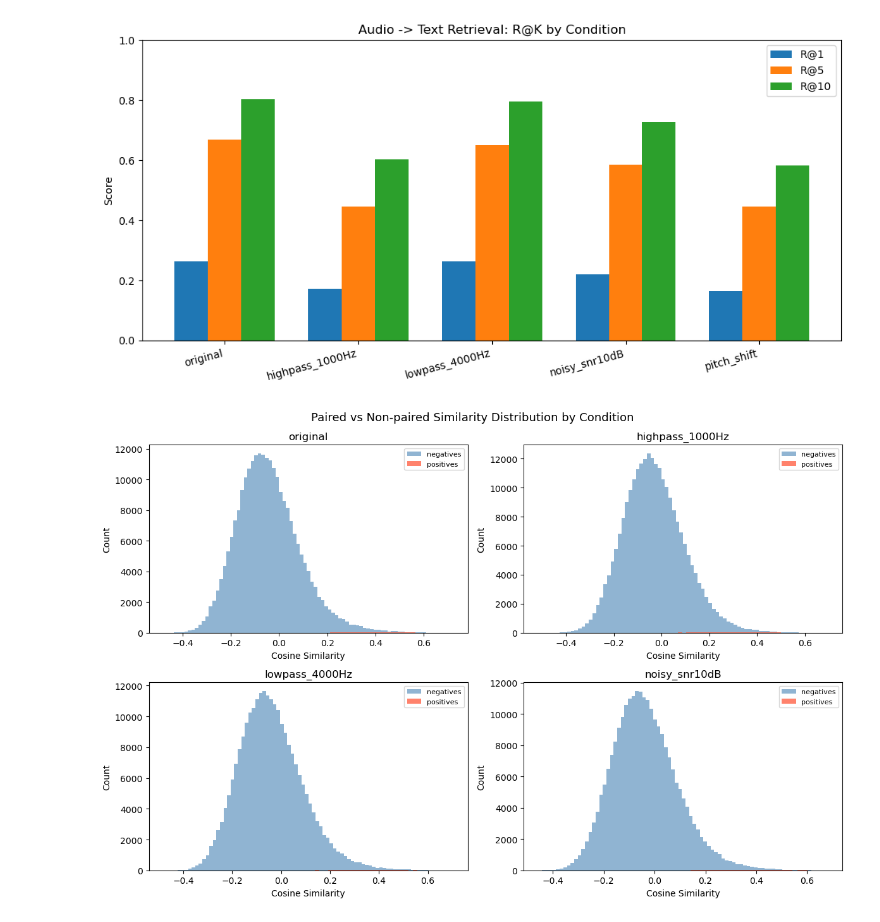
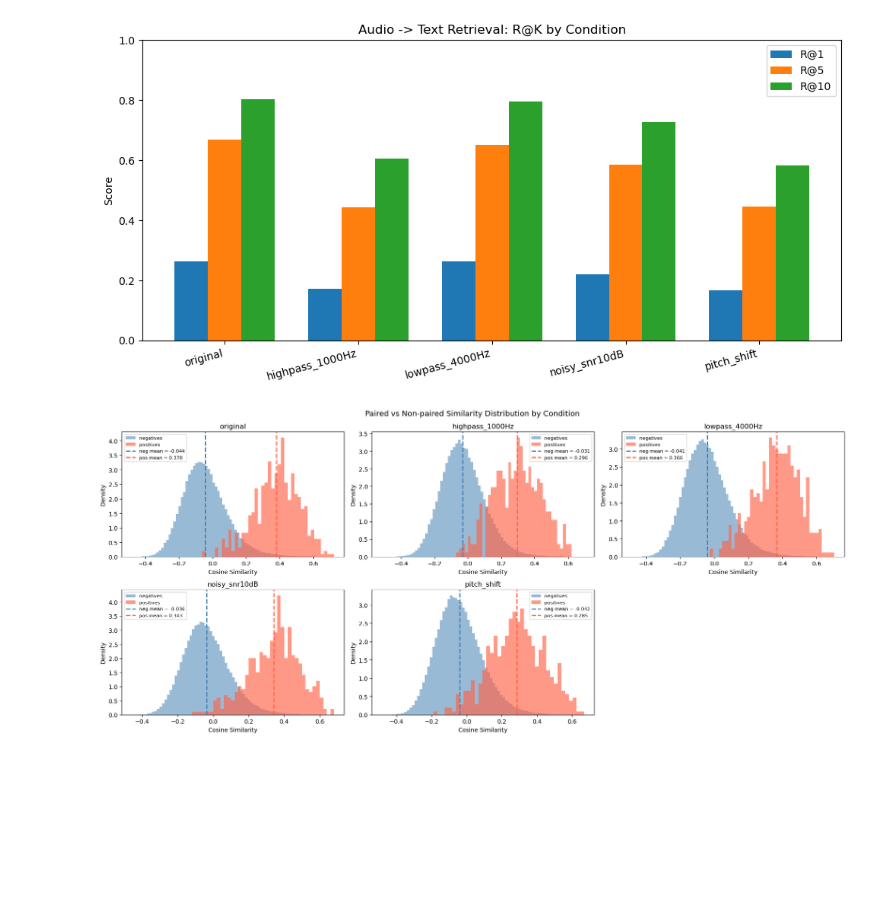
Before and after one commit to qianshuguo/audio-text-clap, a Jupyter notebook: notebooks/03_processed_audio_analysis.ipynb, the cells around one changed output. Drawn from its saved outputs; the diff is of its cells as text; code cells hidden in the pictures; blank space fills up the shorter version.

```diff
--- a/notebooks/03_processed_audio_analysis.ipynb
+++ b/notebooks/03_processed_audio_analysis.ipynb
@@ -67,0 +44,10 @@ bad files filtered out: {'196.wav', '247.wav', '34.wav'}
+# %%
+# filter out the 3 known bad files (empty audio, start_time beyond video duration)
+BAD_FILES = {'34.wav', '196.wav', '247.wav'}
+
+df = pd.read_csv(CSV_PATH)
+clean_df = df[~df['audio_filename'].isin(BAD_FILES)].reset_index(drop=True)
+captions = clean_df['caption'].tolist()
+
+print(f'total samples: {len(df)}  ->  clean samples: {len(clean_df)}')
+print(f'bad files skipped: {BAD_FILES}')
@@ -219,24 +208,72 @@ plt.show()
 # %% [output]
 [figure]
 # %%
-# visualization 2: paired similarity distribution for each condition
-fig, axes = plt.subplots(2, 2, figsize=(12, 8))
-axes = axes.flatten()
+# visualization 2: paired similarity distribution for each condition (improved)
+
+n_cond = len(sim_matrices)
+ncols = 3
+nrows = (n_cond + ncols - 1) // ncols
+
+fig, axes = plt.subplots(nrows, ncols, figsize=(6 * ncols, 4 * nrows))
+axes = np.array(axes).flatten()
 
 for ax, (label, sim) in zip(axes, sim_matrices.items()):
     paired_sim = np.diag(sim)
     off_diag   = sim[~np.eye(sim.shape[0], dtype=bool)]
-    ax.hist(off_diag,   bins=80, alpha=0.6, label='negatives', color='steelblue')
-    ax.hist(paired_sim, bins=40, alpha=0.8, label='positives', color='tomato')
+
+    # histogram (density)
+    ax.hist(
+        off_diag,
+        bins=80,
+        density=True,
+        alpha=0.55,
+        label='negatives',
+        color='steelblue'
+    )
+
+    ax.hist(
+        paired_sim,
+        bins=40,
+        density=True,
+        alpha=0.65,
+        label='positives',
+        color='tomato'
+    )
+
+    # mean lines
+    neg_mean = np.mean(off_diag)
+    pos_mean = np.mean(paired_sim)
+
+    ax.axvline(
+        neg_mean,
+        color='steelblue',
+        linestyle='--',
+        linewidth=2,
+        label=f'neg mean = {neg_mean:.3f}'
+    )
+
+    ax.axvline(
+        pos_mean,
+        color='tomato',
+        linestyle='--',
+        linewidth=2,
+        label=f'pos mean = {pos_mean:.3f}'
+    )
+
+    # labels
     ax.set_title(label)
     ax.set_xlabel('Cosine Similarity')
-    ax.set_ylabel('Count')
+    ax.set_ylabel('Density')
     ax.legend(fontsize=8)
+
+# hide unused axes
+for ax in axes[n_cond:]:
+    ax.set_visible(False)
 
 plt.suptitle('Paired vs Non-paired Similarity Distribution by Condition', fontsize=13)
 plt.tight_layout()
-plt.savefig(os.path.join(RESULTS_DIR, 'similarity_dist_by_condition.png'), dpi=150)
+plt.savefig(os.path.join(RESULTS_DIR, 'similarity_dist_by_condition_density.png'), dpi=150)
 plt.show()
 # %% [output]
-[figure, old version]
+[figure, new version]
 # %%
```
Also changed, not shown: parts of 10 cells of this notebook, 17 other files.
